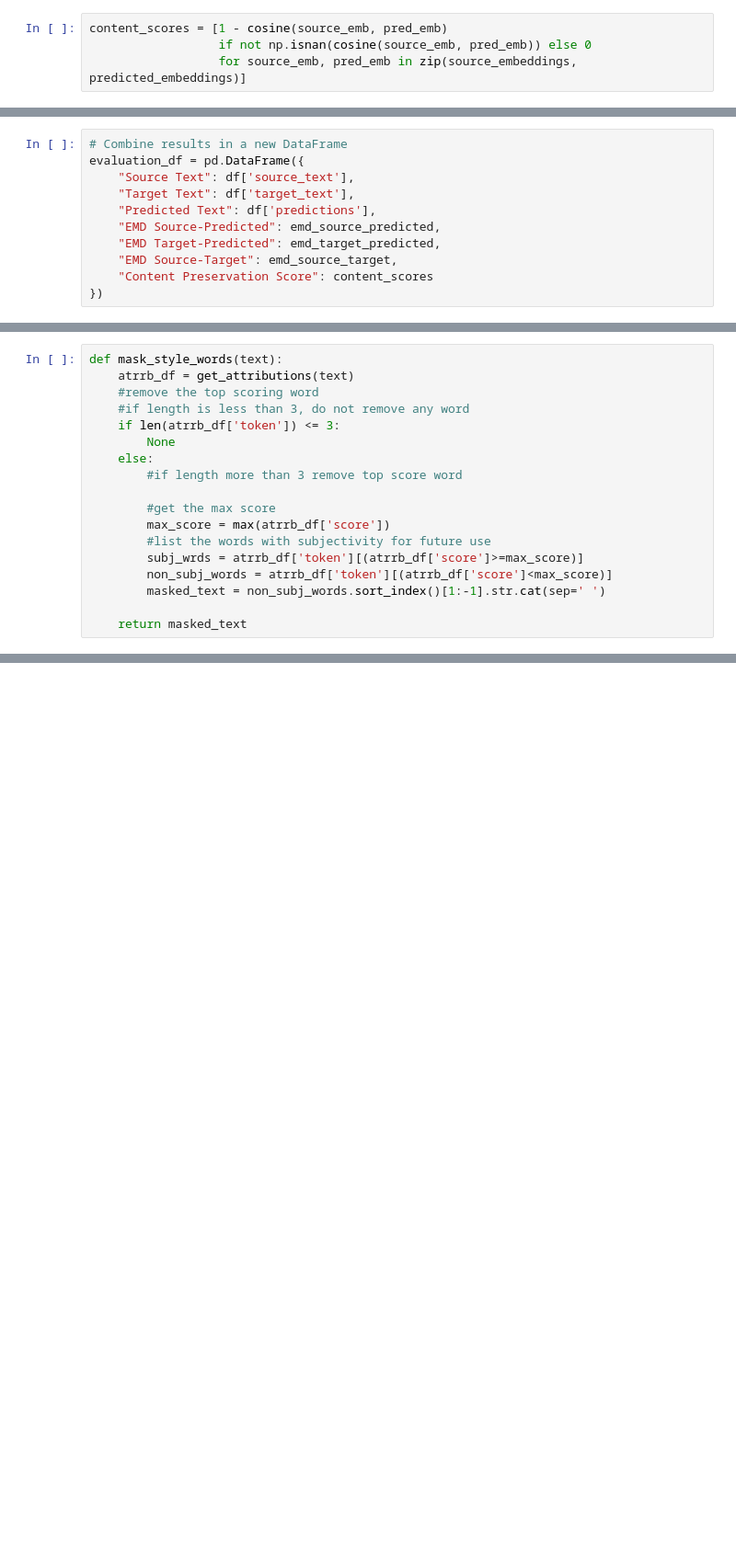
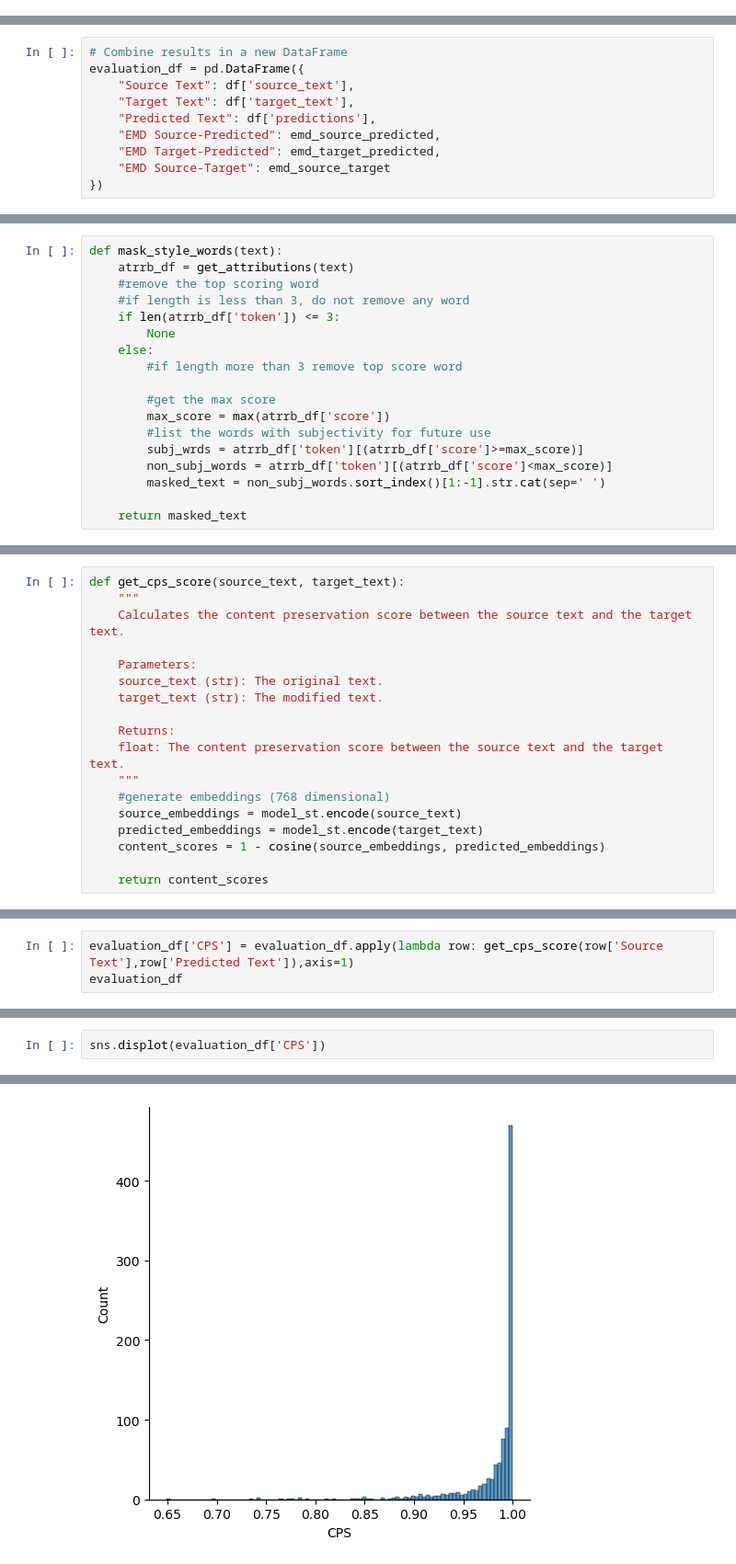
Before and after one commit to RU-Insane/Debiasing-Text-With-Style-Transfer, a Jupyter notebook: notebooks/evaluation_metrics.ipynb, the cells around one changed output, grey strips where cells are left out. Shown at 92% size. Cells and saved outputs as stored; diff of their text form; blank space fills up the shorter version.

```diff
--- a/notebooks/evaluation_metrics.ipynb
+++ b/notebooks/evaluation_metrics.ipynb
@@ -99,4 +65,0 @@ Iterative Comparison: The code iterates over each pair of source and predicted e
-# %%
-content_scores = [1 - cosine(source_emb, pred_emb)
-                  if not np.isnan(cosine(source_emb, pred_emb)) else 0
-                  for source_emb, pred_emb in zip(source_embeddings, predicted_embeddings)]
@@ -108,8 +88,7 @@ evaluation_df = pd.DataFrame({
     "Predicted Text": df['predictions'],
     "EMD Source-Predicted": emd_source_predicted,
     "EMD Target-Predicted": emd_target_predicted,
-	"EMD Source-Target": emd_source_target,
-    "Content Preservation Score": content_scores
+	"EMD Source-Target": emd_source_target
 })
 # %%
 print(evaluation_df.head())
@@ -316 +272,19 @@ mask_style_words(test)
+# %%
+def get_cps_score(source_text, target_text):
+	"""
+	Calculates the content preservation score between the source text and the target text.
+
+	Parameters:
+	source_text (str): The original text.
+	target_text (str): The modified text.
+
+	Returns:
+	float: The content preservation score between the source text and the target text.
+	"""
+	#generate embeddings (768 dimensional)
+	source_embeddings = model_st.encode(source_text)
+	predicted_embeddings = model_st.encode(target_text)
+	content_scores = 1 - cosine(source_embeddings, predicted_embeddings)
+
+	return content_scores
 # %%
@@ -324,0 +311,3 @@ Legend: Negative Neutral Positive
+# %%
+evaluation_df['CPS'] = evaluation_df.apply(lambda row: get_cps_score(row['Source Text'],row['Predicted Text']),axis=1)
+evaluation_df
@@ -324,0 +328,3 @@ Legend: Negative Neutral Positive
+# %%
+sns.displot(evaluation_df['CPS'])
+# %% [output]
@@ -324,0 +332 @@ Legend: Negative Neutral Positive
+[figure, added]
```
Also changed, not shown: parts of 47 cells of this notebook.
